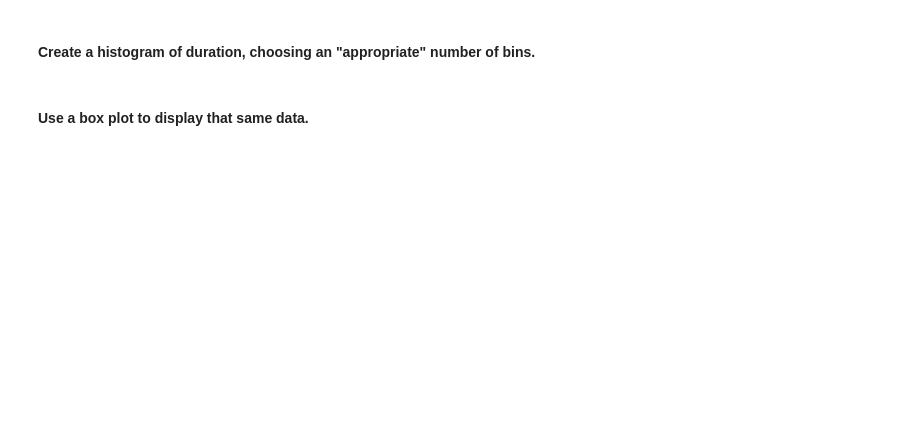
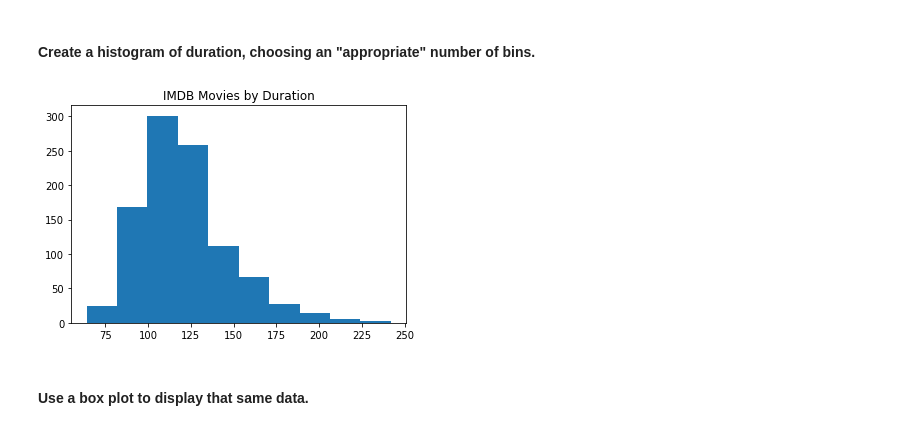
Before and after one commit to Brian-Hasbrouck/brians-ga-repo, a Jupyter notebook: Homework/Unit1/project-eda-imdb.ipynb, the cells around one changed output. Drawn from its saved outputs; the diff is of its cells as text; code cells hidden in the pictures; blank space fills up the shorter version.

```diff
--- a/Homework/Unit1/project-eda-imdb.ipynb
+++ b/Homework/Unit1/project-eda-imdb.ipynb
@@ -56,2 +109,8 @@ movies.head()
+# %%
+# Answer:
+plt.hist(movies['duration'], bins = 10)
+plt.title('IMDB Movies by Duration');
+# %% [output]
+[figure, added]
 # %% [markdown]
 #### Use a box plot to display that same data.
```
Also changed, not shown: parts of 39 cells of this notebook.
